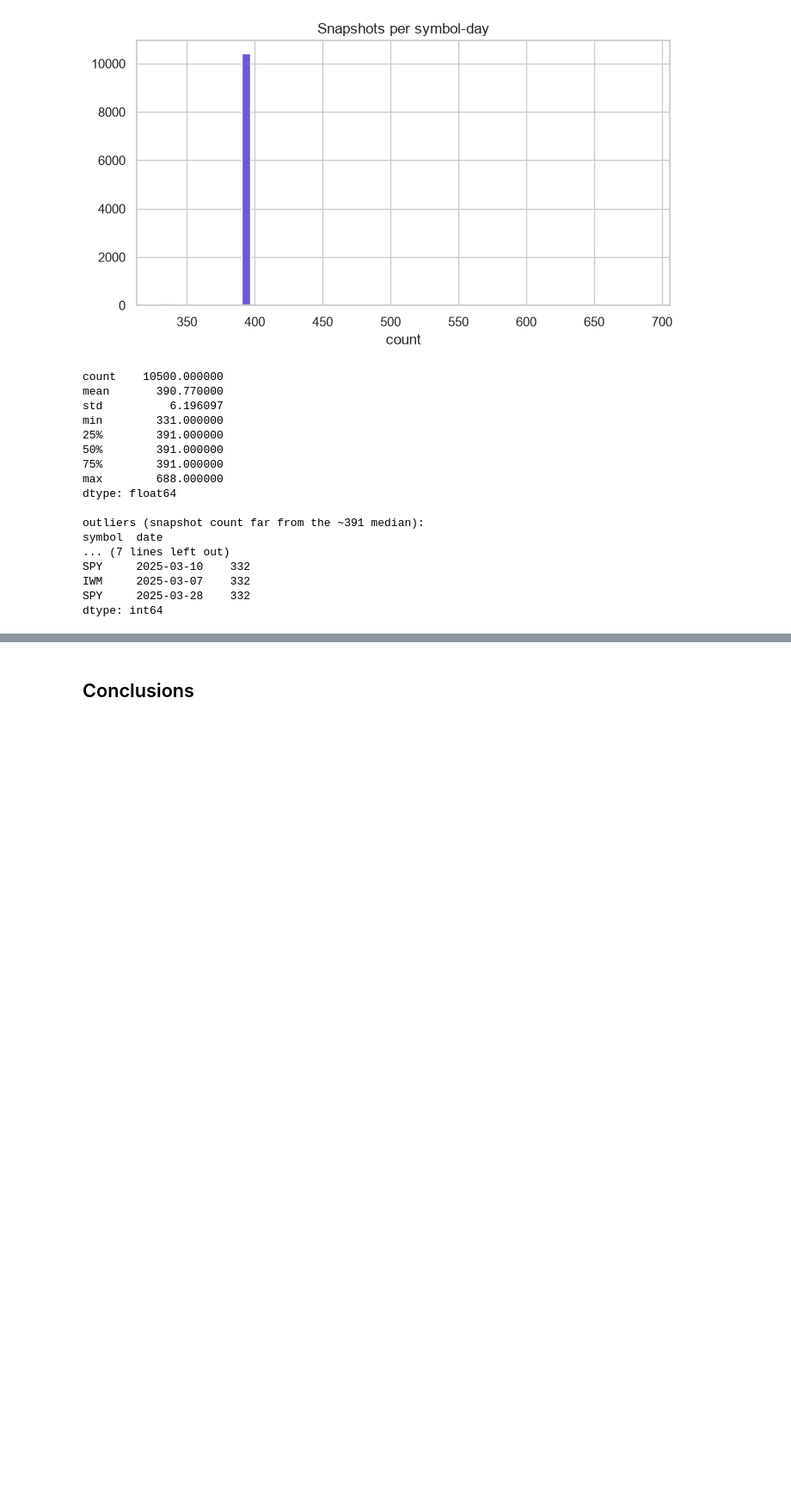
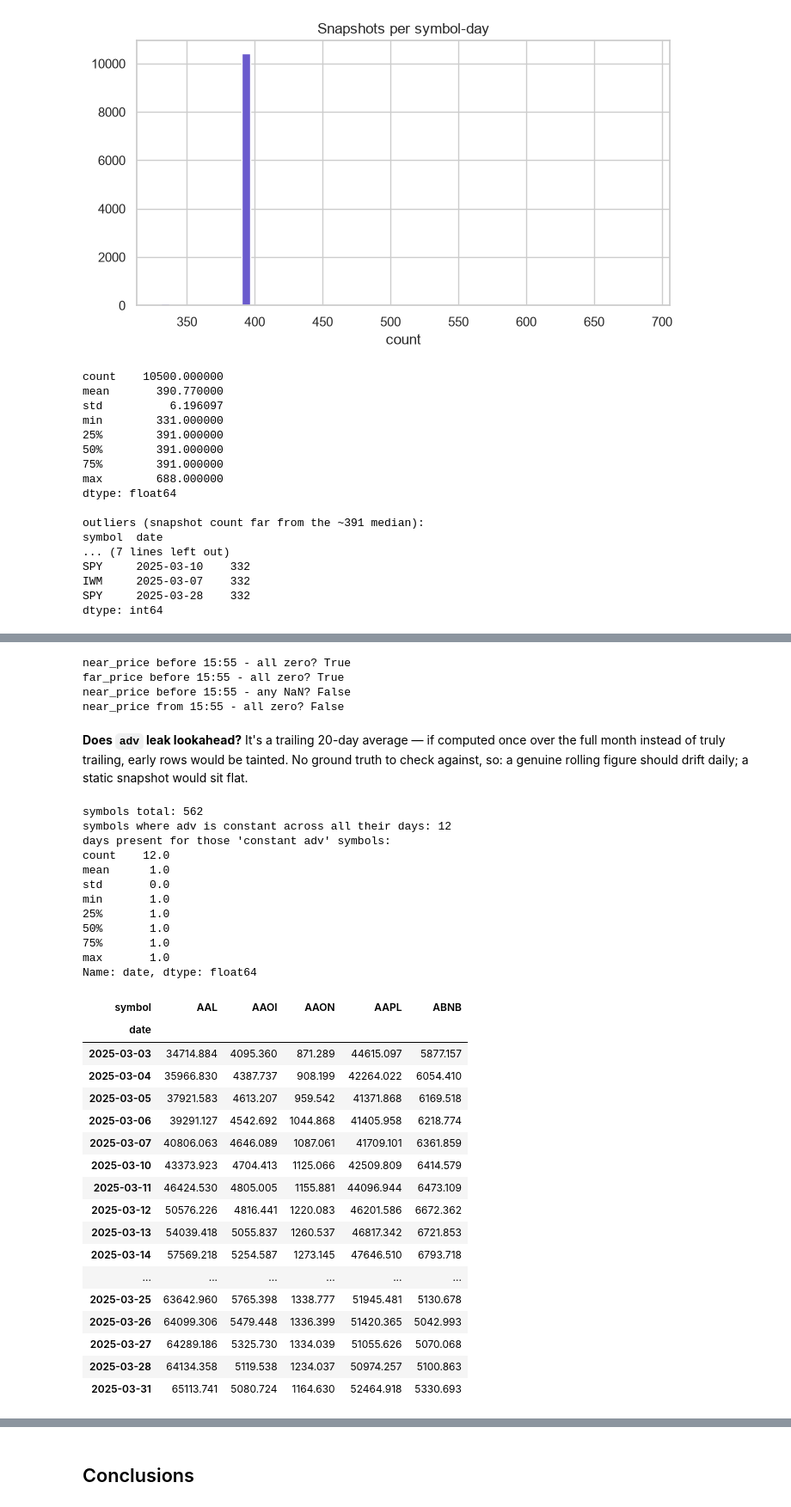
Before and after one commit to abprada/close_auction_project, a Jupyter notebook: 01) data_exploration.ipynb, the cells around one changed output, grey strips where cells are left out. Shown at 86% size. Drawn from its saved outputs; the diff is of its cells as text; code cells hidden in the pictures; blank space fills up the shorter version.

```diff
--- a/01) data_exploration.ipynb
+++ b/01) data_exploration.ipynb
@@ -420,0 +330,56 @@ near_price from 15:55 - all zero? False
+# %%
+pre_555 = df[df["local_clock"] < PRE_555]
+print("near_price before 15:55 - all zero?", (pre_555["near_price"] == 0).all())
+print("far_price before 15:55 - all zero?", (pre_555["far_price"] == 0).all())
+print("near_price before 15:55 - any NaN?", pre_555["near_price"].isna().any())
+print("near_price from 15:55 - all zero?", (post_555["near_price"] == 0).all())  # post_555 from Section 2
+# %% [output]
+near_price before 15:55 - all zero? True
+far_price before 15:55 - all zero? True
+near_price before 15:55 - any NaN? False
+near_price from 15:55 - all zero? False
+# %% [markdown]
+**Does `adv` leak lookahead?** It's a trailing 20-day average — if computed once over the full month instead of truly trailing, early rows would be tainted. No ground truth to check against, so: a genuine rolling figure should drift daily; a static snapshot would sit flat.
+# %%
+adv_nunique = df.groupby("symbol")["adv"].nunique()
+days_present = df.groupby("symbol")["date"].nunique()
+
+print("symbols total:", adv_nunique.shape[0])
+print("symbols where adv is constant across all their days:", (adv_nunique == 1).sum())
+print("days present for those 'constant adv' symbols:")
+print(days_present.loc[adv_nunique[adv_nunique == 1].index].describe())
+
+full_month_syms = days_present[days_present == days_present.max()].index[:5]
+sample = df[df["symbol"].isin(full_month_syms)]
+sample.groupby(["symbol", "date"])["adv"].first().unstack("symbol")
+# %% [output]
+symbols total: 562
+symbols where adv is constant across all their days: 12
+days present for those 'constant adv' symbols:
+count    12.0
+mean      1.0
+std       0.0
+min       1.0
+25%       1.0
+50%       1.0
+75%       1.0
+max       1.0
+Name: date, dtype: float64
+| symbol | AAL | AAOI | AAON | AAPL | ABNB |
+| date |  |  |  |  |  |
+| 2025-03-03 | 34714.884 | 4095.360 | 871.289 | 44615.097 | 5877.157 |
+| 2025-03-04 | 35966.830 | 4387.737 | 908.199 | 42264.022 | 6054.410 |
+| 2025-03-05 | 37921.583 | 4613.207 | 959.542 | 41371.868 | 6169.518 |
+| 2025-03-06 | 39291.127 | 4542.692 | 1044.868 | 41405.958 | 6218.774 |
+| 2025-03-07 | 40806.063 | 4646.089 | 1087.061 | 41709.101 | 6361.859 |
+| 2025-03-10 | 43373.923 | 4704.413 | 1125.066 | 42509.809 | 6414.579 |
+| 2025-03-11 | 46424.530 | 4805.005 | 1155.881 | 44096.944 | 6473.109 |
+| 2025-03-12 | 50576.226 | 4816.441 | 1220.083 | 46201.586 | 6672.362 |
+| 2025-03-13 | 54039.418 | 5055.837 | 1260.537 | 46817.342 | 6721.853 |
+| 2025-03-14 | 57569.218 | 5254.587 | 1273.145 | 47646.510 | 6793.718 |
+| ... | ... | ... | ... | ... | ... |
+| 2025-03-25 | 63642.960 | 5765.398 | 1338.777 | 51945.481 | 5130.678 |
+| 2025-03-26 | 64099.306 | 5479.448 | 1336.399 | 51420.365 | 5042.993 |
+| 2025-03-27 | 64289.186 | 5325.730 | 1334.039 | 51055.626 | 5070.068 |
+| 2025-03-28 | 64134.358 | 5119.538 | 1234.037 | 50974.257 | 5100.863 |
+| 2025-03-31 | 65113.741 | 5080.724 | 1164.630 | 52464.918 | 5330.693 |
```
Also changed, not shown: parts of 63 cells of this notebook, 3 other files.
